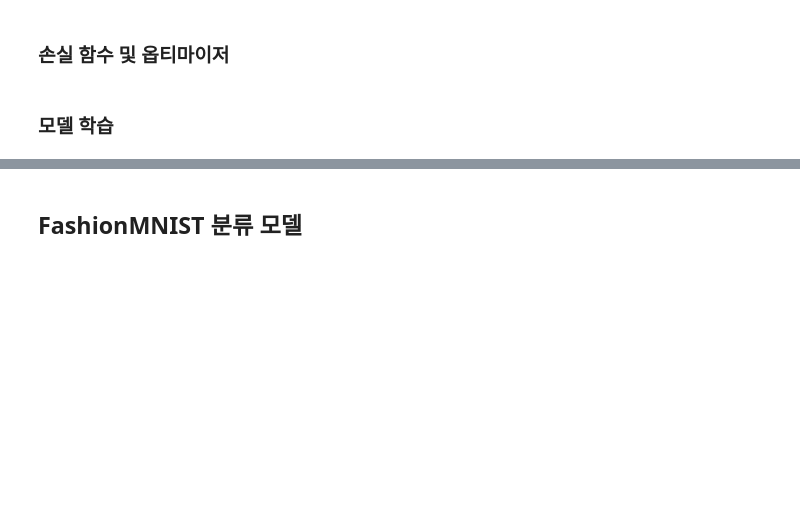
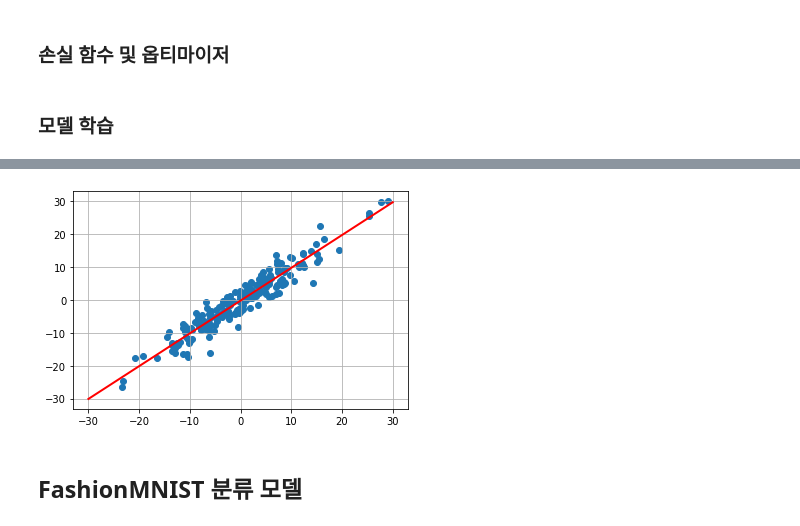
Before and after one commit to ckiekim/TIL, a Jupyter notebook: 31.pytorch/12_파이토치(PyTorch)_한번에_끝내기(Part_2).ipynb, the cells around one changed output, grey strips where cells are left out. Saved outputs shown, nothing was run; the diff lists cells and outputs as text; code cells hidden in the pictures; blank space fills up the shorter version.

```diff
--- a/31.pytorch/12_파이토치(PyTorch)_한번에_끝내기(Part_2).ipynb
+++ b/31.pytorch/12_파이토치(PyTorch)_한번에_끝내기(Part_2).ipynb
@@ -21,3 +94,14 @@ import torch.nn.functional as F
+# %%
+w1, b1 = w[0][0].item(), b[0].item()
+x1 = np.array([-30,30])
+y1 = w1 * x1 + b1
+
+plt.plot(x1, y1, 'r', lw=2)
+plt.scatter(X, y)
+plt.grid()
+plt.show()
+# %% [output]
+[figure, added]
 # %% [markdown]
 ## FashionMNIST 분류 모델
 # %% [markdown]
```
Also changed, not shown: parts of 32 cells of this notebook.
